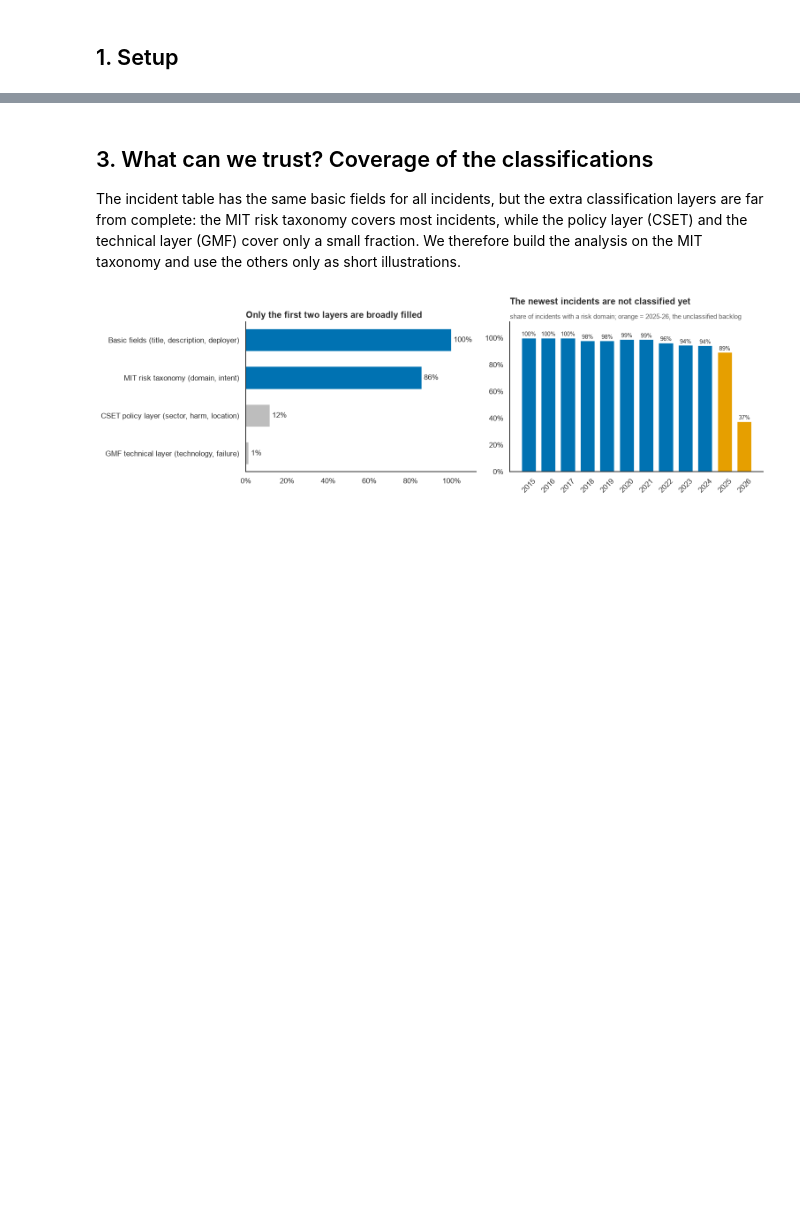
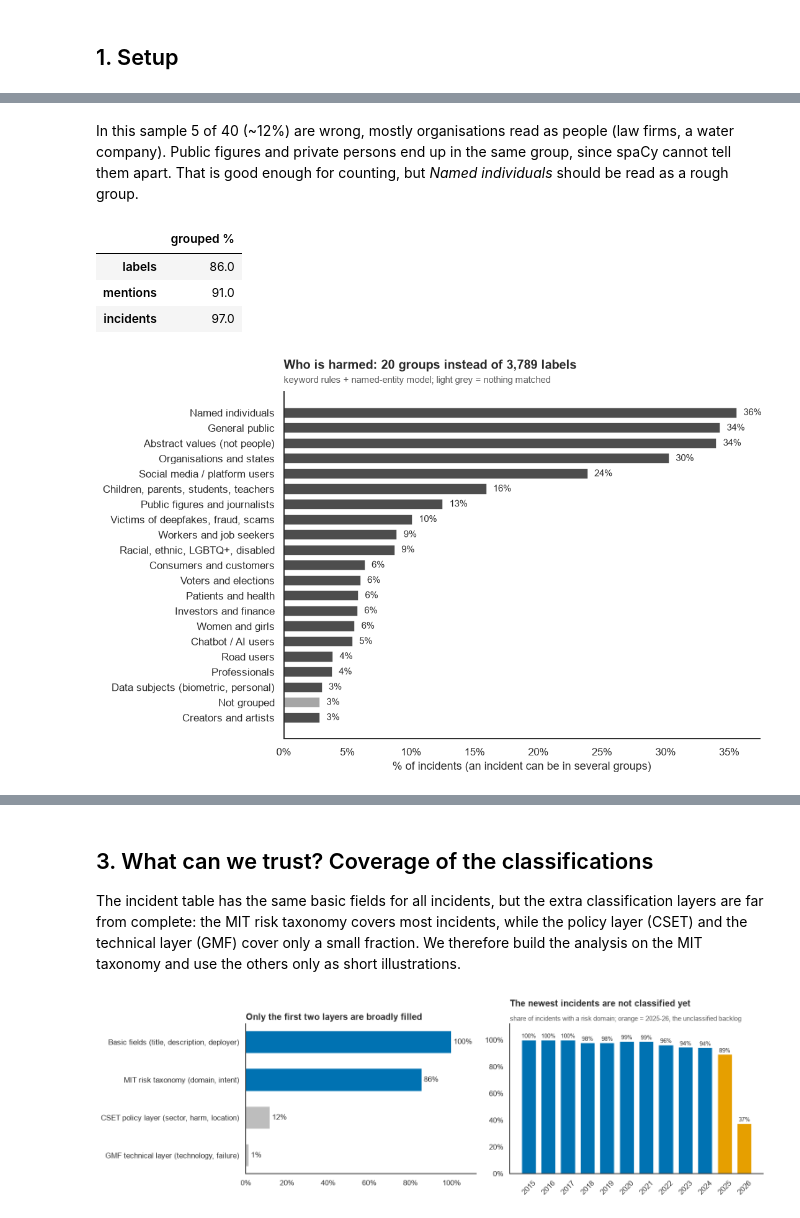
Before and after one commit to nnamyslowska/ai-incidents-analysis, a Jupyter notebook: ai_incidents.ipynb, the cells around one changed output, grey strips where cells are left out. Saved outputs shown, nothing was run; the diff lists cells and outputs as text; code cells hidden in the pictures; blank space fills up the shorter version.

```diff
--- a/ai_incidents.ipynb
+++ b/ai_incidents.ipynb
@@ -807,0 +636,34 @@ display(inc.dom_label.value_counts().to_frame("incidents").T)
+# %% [markdown]
+In this sample 5 of 40 (~12%) are wrong, mostly organisations read as people (law firms, a water company). Public figures and private persons end up in the same group, since spaCy cannot tell them apart. That is good enough for counting, but *Named individuals* should be read as a rough group.
+# %%
+def incident_groups(labels):
+    groups = sorted({g for t in labels for g in label_to_groups.get(t, [])})
+    return groups if groups else ["Not grouped"]
+
+inc_raw["harmed_groups"] = inc_raw["harmed_list"].map(incident_groups)
+grouped = inc_raw["harmed_groups"].map(lambda g: g != ["Not grouped"])
+
+pd.DataFrame({"grouped %": [lab.matched.mean() * 100,
+                            lab.loc[lab.matched, "mentions"].sum() / lab.mentions.sum() * 100,
+                            grouped.mean() * 100]},
+             index=["labels", "mentions", "incidents"]).round(0)
+# %% [output]
+|  | grouped % |
+| labels | 86.0 |
+| mentions | 91.0 |
+| incidents | 97.0 |
+# %%
+share = (inc_raw["harmed_groups"].explode().value_counts() / len(inc_raw) * 100).sort_values()
+
+fig, ax = plt.subplots(figsize=(9, 6.6))
+ax.barh(share.index, share.values, color=[CMP_B if g == "Not grouped" else CMP_A for g in share.index], height=0.7)
+for y, v in enumerate(share.values):
+    ax.text(v + 0.5, y, f"{v:.0f}%", va="center", fontsize=10)
+ax.xaxis.set_major_formatter(PercentFormatter(100, decimals=0))
+ax.set_xlabel("% of incidents (an incident can be in several groups)")
+titles(ax, f"Who is harmed: {share.size - 1} groups instead of {len(lab):,} labels",
+       "keyword rules + named-entity model; light grey = nothing matched")
+save(fig, "00d_harmed_groups")
+plt.show()
+# %% [output]
+[figure, added]
```
Also changed, not shown: parts of 85 cells of this notebook, 1 other file.
